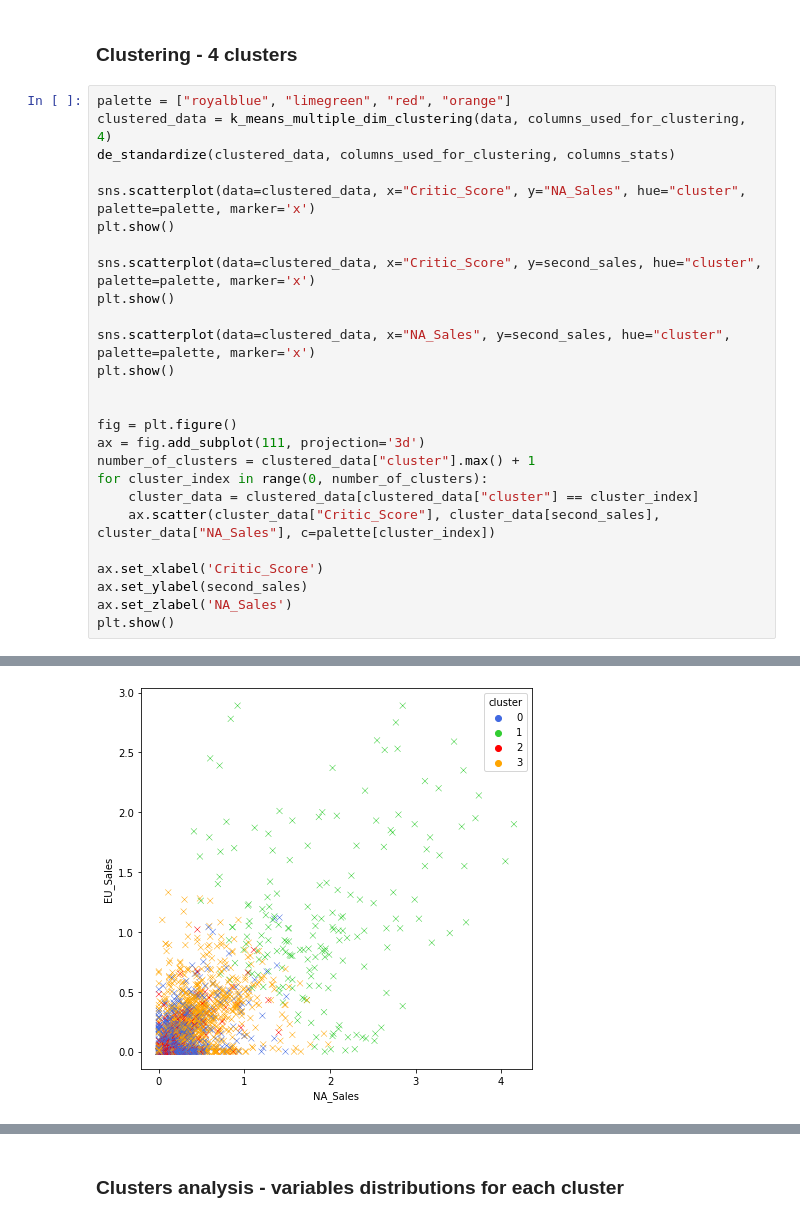
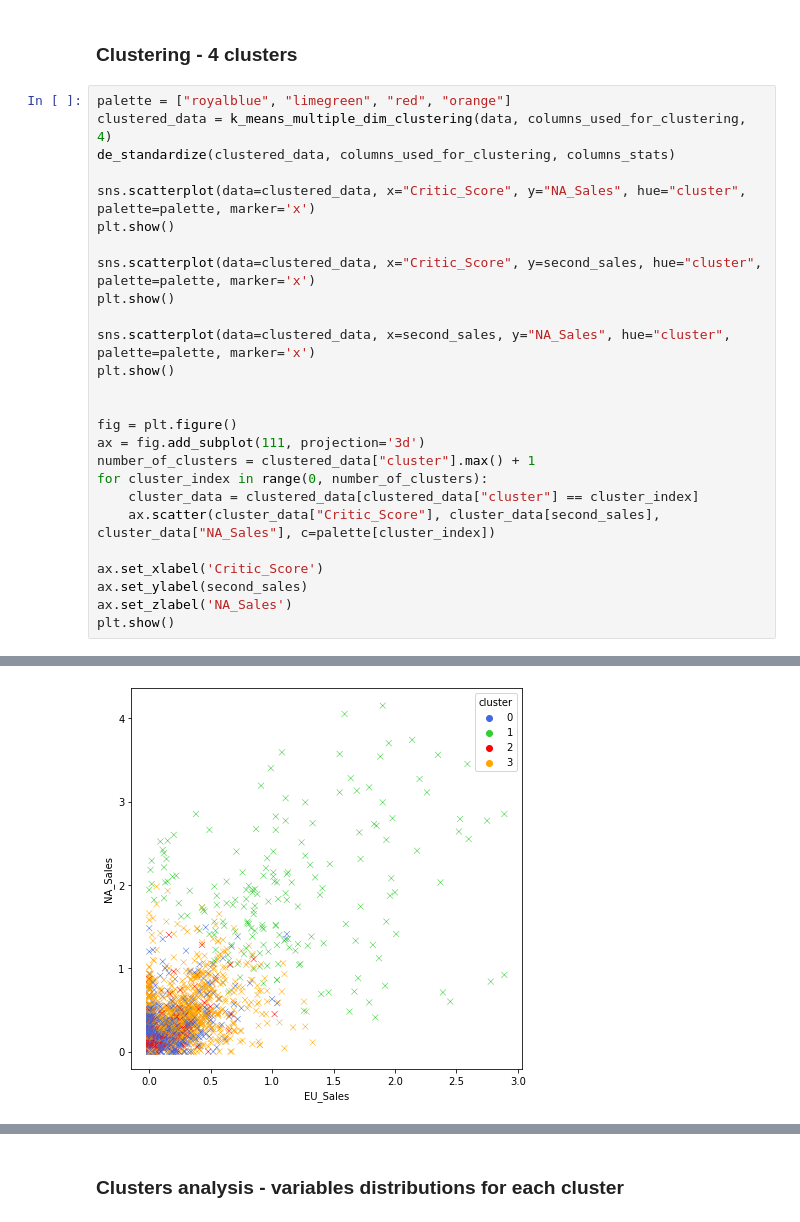
Before and after one commit to Loniowsky/Data-Mining-Project, a Jupyter notebook: notebooks/7th_gen.ipynb, the cells around one changed output, grey strips where cells are left out. Saved outputs shown, nothing was run; the diff lists cells and outputs as text.

```diff
--- a/notebooks/7th_gen.ipynb
+++ b/notebooks/7th_gen.ipynb
@@ -123,7 +126,7 @@ plt.show()
 sns.scatterplot(data=clustered_data, x="Critic_Score", y=second_sales, hue="cluster", palette=palette, marker='x')
 plt.show()
 
-sns.scatterplot(data=clustered_data, x="NA_Sales", y=second_sales, hue="cluster", palette=palette, marker='x')
+sns.scatterplot(data=clustered_data, x=second_sales, y="NA_Sales", hue="cluster", palette=palette, marker='x')
 plt.show()
 
 
@@ -143,3 +146,3 @@ plt.show()
 [figure]
-[figure, old version]
+[figure, new version]
 [figure]
```
Also changed, not shown: parts of 9 cells of this notebook, 1 other file.
